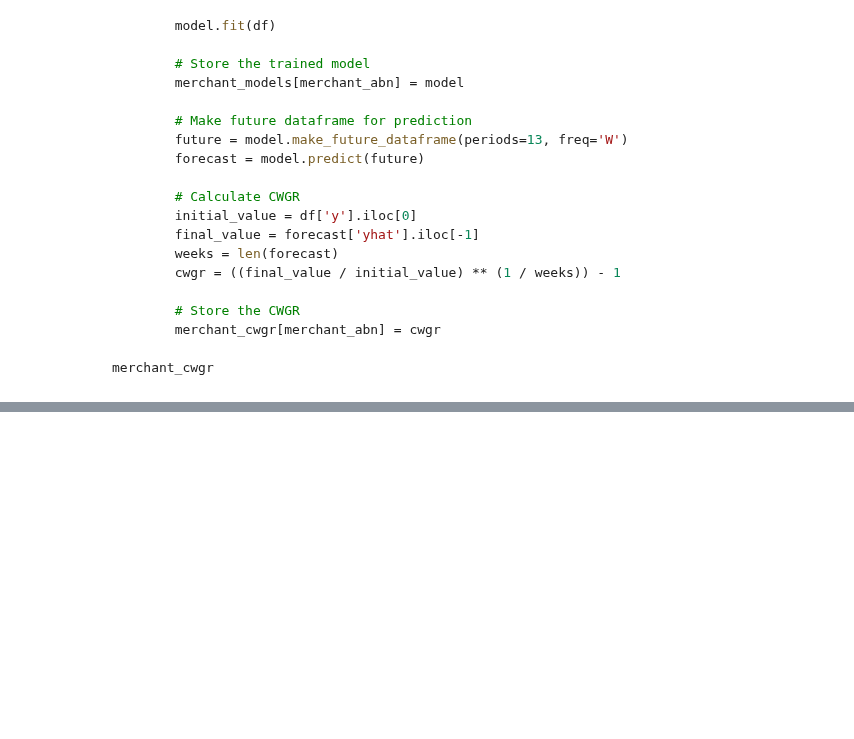
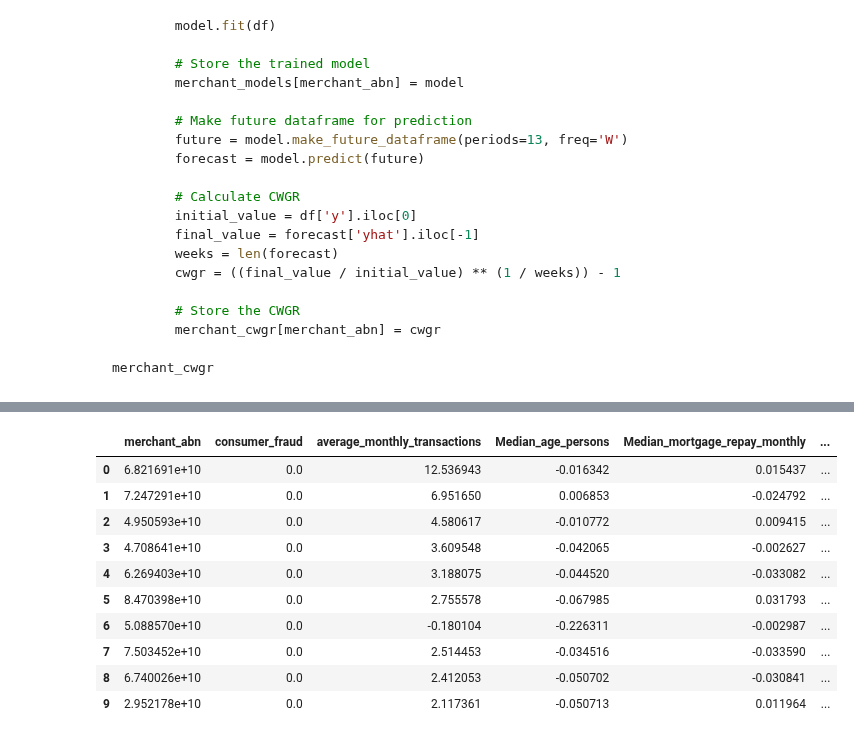
Before and after one commit to MAST30034-AppliedDataScience/project-2-group-buy-now-pay-later-industry-project-24, a Jupyter notebook: notebooks/final_notebook.ipynb, the cells around one changed output, grey strips where cells are left out. Drawn from its saved outputs; the diff is of its cells as text; code cells hidden in the pictures; blank space fills up the shorter version.

```diff
--- a/notebooks/final_notebook.ipynb
+++ b/notebooks/final_notebook.ipynb
@@ -514,0 +697,15 @@ merchant_cwgr
+# %%
+top_10_media = pd.read_csv('../data/curated/top_10_media_technology.csv')
+top_10_media
+# %% [output]
+|  | merchant_abn | consumer_fraud | average_monthly_transactions | Median_age_persons | Median_mortgage_repay_monthly | ... |
+| 0 | 6.821691e+10 | 0.0 | 12.536943 | -0.016342 | 0.015437 | ... |
+| 1 | 7.247291e+10 | 0.0 | 6.951650 | 0.006853 | -0.024792 | ... |
+| 2 | 4.950593e+10 | 0.0 | 4.580617 | -0.010772 | 0.009415 | ... |
+| 3 | 4.708641e+10 | 0.0 | 3.609548 | -0.042065 | -0.002627 | ... |
+| 4 | 6.269403e+10 | 0.0 | 3.188075 | -0.044520 | -0.033082 | ... |
+| 5 | 8.470398e+10 | 0.0 | 2.755578 | -0.067985 | 0.031793 | ... |
+| 6 | 5.088570e+10 | 0.0 | -0.180104 | -0.226311 | -0.002987 | ... |
+| 7 | 7.503452e+10 | 0.0 | 2.514453 | -0.034516 | -0.033590 | ... |
+| 8 | 6.740026e+10 | 0.0 | 2.412053 | -0.050702 | -0.030841 | ... |
+| 9 | 2.952178e+10 | 0.0 | 2.117361 | -0.050713 | 0.011964 | ... |
```
Also changed, not shown: parts of 23 cells of this notebook, 7 other files.
